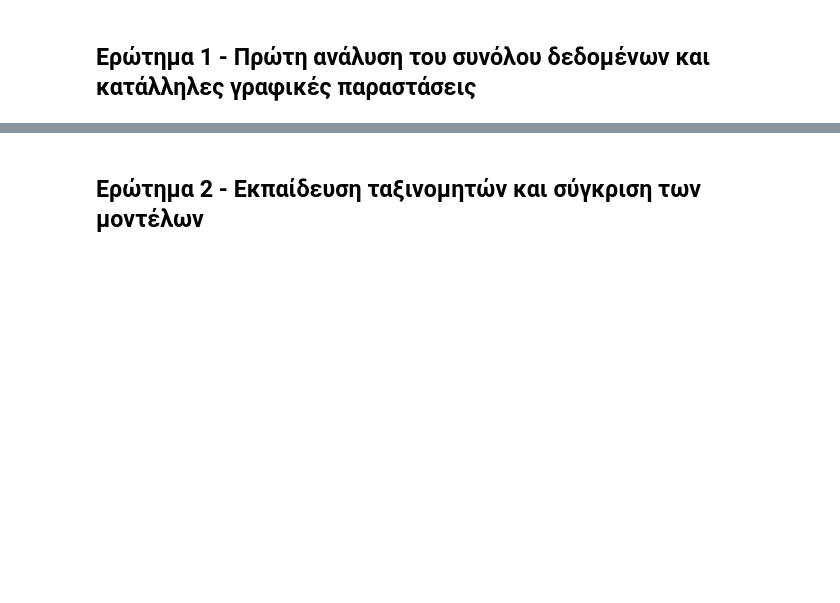
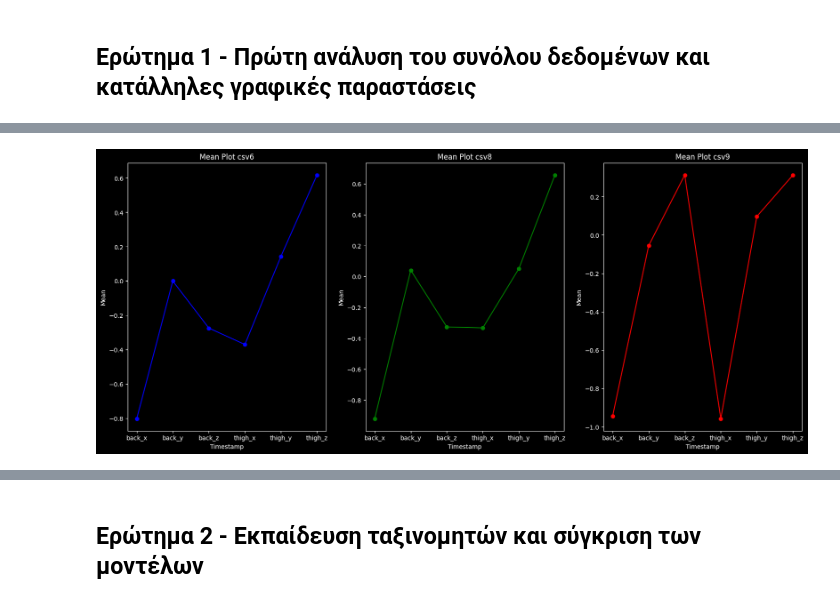
Before and after one commit to el-maestro78/Data-Mining-and-Machine-Learning, a Jupyter notebook: sln.ipynb, the cells around one changed output, grey strips where cells are left out. Saved outputs shown, nothing was run; the diff lists cells and outputs as text; code cells hidden in the pictures; blank space fills up the shorter version.

Commit message:
added mean, median and std graphs

```diff
--- a/sln.ipynb
+++ b/sln.ipynb
@@ -53,0 +59,14 @@ print()
+# %%
+from matplotlib import pyplot as plt
+%matplotlib inline
+import pandas as pd
+import os
+
+# script_directory = os.path.dirname(os.path.abspath(__file__))
+CSV_PATH = os.path.join('harth')
+
+
+df6 = pd.read_csv(CSV_PATH + "/S006.csv")
+#print(df6)
+df8 = pd.read_csv(CSV_PATH + "/S008.csv")
+df9 = pd.read_csv(CSV_PATH + "/S009.csv")
@@ -53,0 +98,32 @@ print()
+# %%
+import numpy as np
+
+plt.figure(figsize=(20, 8))
+
+titles = ['csv6','csv8','csv9']
+datasets = [df6,df8,df9]
+colours = ['blue','green','red']
+count = 1
+for dataset in datasets:
+    mean_values = []
+    df = dataset
+    column_names = df.columns.tolist()
+    column_names.pop(0)
+    column_names.pop()
+    #print(column_names)
+    for i in column_names:
+        mean = np.mean(df[i], axis=0)
+        mean_values.append(mean)
+
+    plt.subplot(1, 3, count)
+    plt.plot(column_names, mean_values, marker='o', linestyle='-', color=colours[count-1], label='Mean')
+    plt.xlabel('Timestamp')
+    plt.ylabel('Mean')
+    plt.title(f'Mean Plot {titles[count-1]}')
+    #plt.grid(True)
+    count += 1
+
+
+plt.show()
+# %% [output]
+[figure, added]
```
Also changed, not shown: parts of 5 cells of this notebook.
